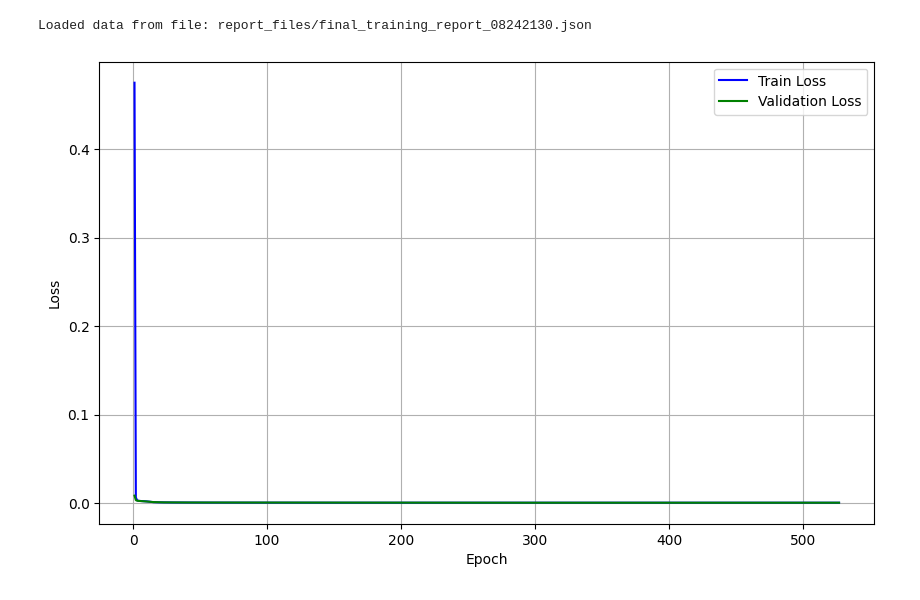
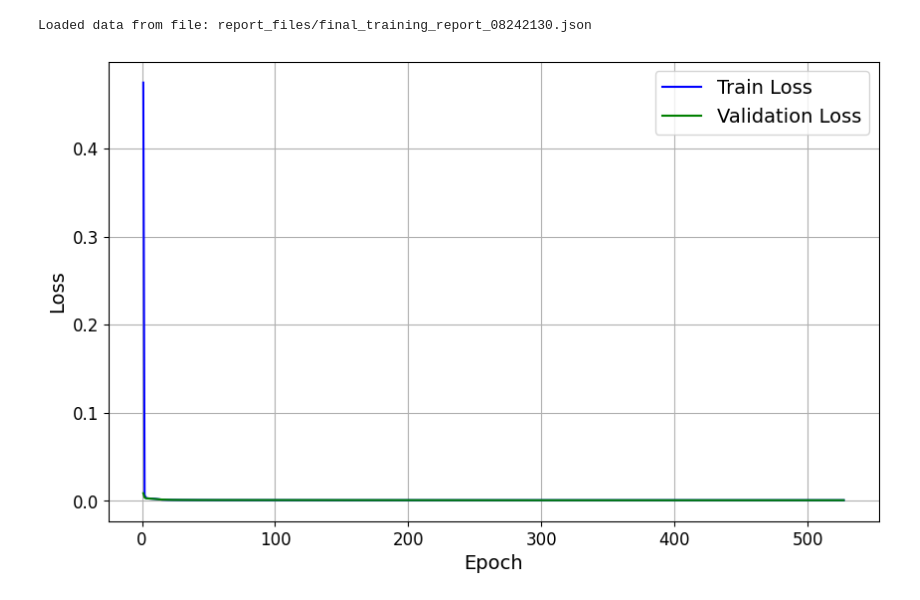
Before and after one commit to Gamified-Coaching-App/coaching_subjective_parameter_forecast, a Jupyter notebook: report/report.ipynb, the cells around one changed output. Saved outputs shown, nothing was run; the diff lists cells and outputs as text; code cells hidden in the pictures.

```diff
--- a/report/report.ipynb
+++ b/report/report.ipynb
@@ -169,15 +150,17 @@ Loaded data from file: report_files/final_training_report_08242130.json
 # %%
 train_losses = data['train_losses_epoch']
 val_losses = data['val_losses']
 epochs = list(range(1, len(train_losses) + 1))
 
 plt.figure(figsize=(10, 6))
 plt.plot(epochs, train_losses, linestyle='-', color='blue', label='Train Loss')
 plt.plot(epochs, val_losses, linestyle='-', color='green', label='Validation Loss')
-plt.xlabel('Epoch')
-plt.ylabel('Loss')
+plt.xlabel('Epoch', fontsize=14)
+plt.ylabel('Loss', fontsize=14)
 plt.grid(True)
-plt.legend()
+plt.legend(fontsize=14)
+plt.xticks(fontsize=12)
+plt.yticks(fontsize=12)
 plt.show()
 # %% [output]
-[figure, old version]
+[figure, new version]
```
Also changed, not shown: parts of 9 cells of this notebook, 7 other files.
